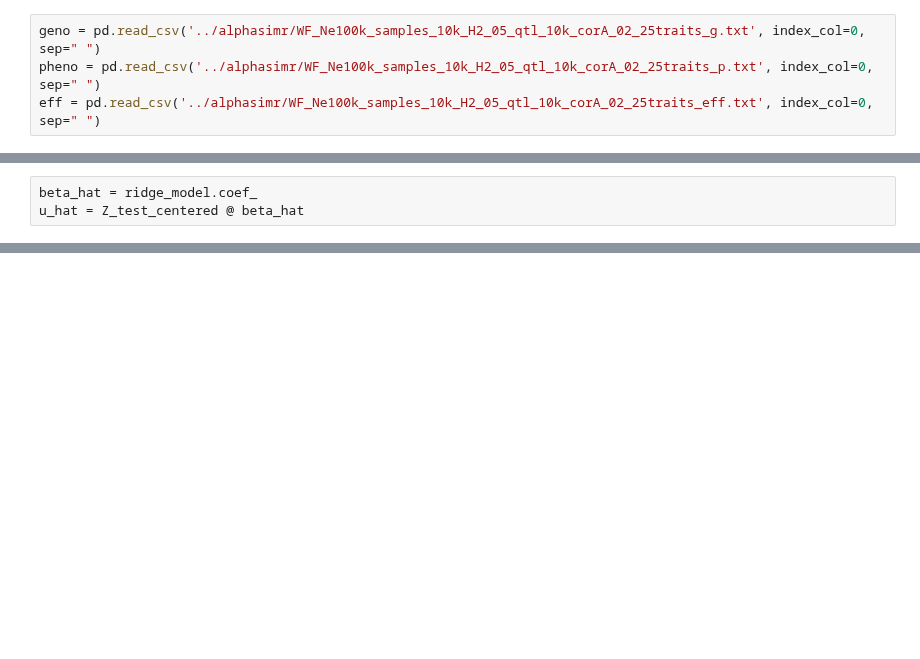
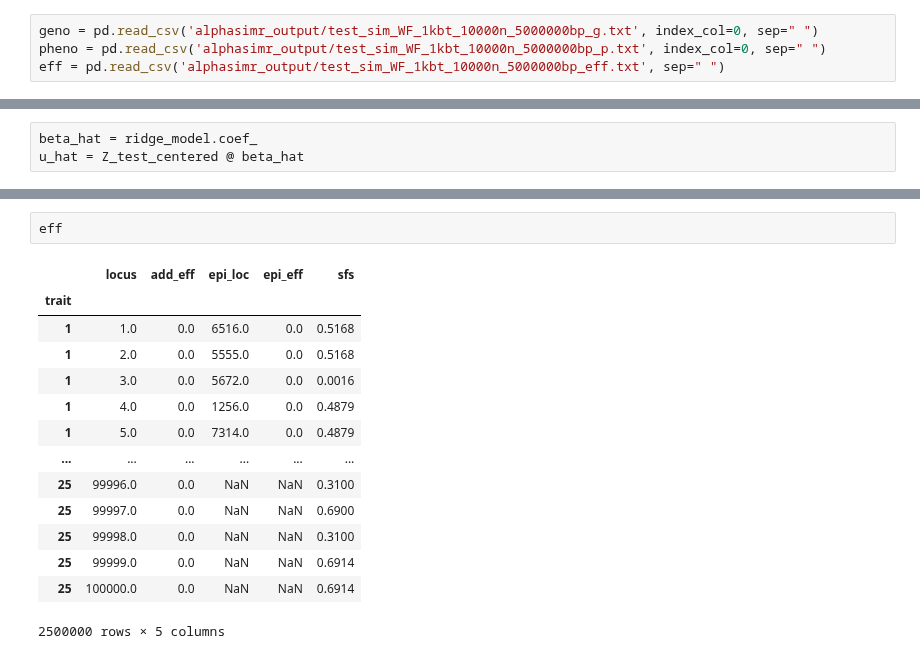
Before and after one commit to Arcadia-Science/2025-epistasis-dl-quantgen, a Jupyter notebook: workflow_sims/ridge_regression.ipynb, the cells around one changed output, grey strips where cells are left out. Drawn from its saved outputs; the diff is of its cells as text; blank space fills up the shorter version.

```diff
--- a/workflow_sims/ridge_regression.ipynb
+++ b/workflow_sims/ridge_regression.ipynb
@@ -6,7 +6,7 @@ from sklearn.linear_model import Ridge
 from sklearn.metrics import mean_squared_error, r2_score
 # %%
-geno = pd.read_csv('../alphasimr/WF_Ne100k_samples_10k_H2_05_qtl_10k_corA_02_25traits_g.txt', index_col=0, sep=" ")
-pheno = pd.read_csv('../alphasimr/WF_Ne100k_samples_10k_H2_05_qtl_10k_corA_02_25traits_p.txt', index_col=0, sep=" ")
-eff = pd.read_csv('../alphasimr/WF_Ne100k_samples_10k_H2_05_qtl_10k_corA_02_25traits_eff.txt', index_col=0, sep=" ")
+geno = pd.read_csv('alphasimr_output/test_sim_WF_1kbt_10000n_5000000bp_g.txt', index_col=0, sep=" ")
+pheno = pd.read_csv('alphasimr_output/test_sim_WF_1kbt_10000n_5000000bp_p.txt', index_col=0, sep=" ")
+eff = pd.read_csv('alphasimr_output/test_sim_WF_1kbt_10000n_5000000bp_eff.txt', sep=" ")
 # %%
 Z = geno.T.values
@@ -48,0 +64,17 @@ PearsonRResult(statistic=0.3781452132214397, pvalue=2.4045826716384977e-35)
+# %%
+eff
+# %% [output]
+|  | locus | add_eff | epi_loc | epi_eff | sfs |
+| trait |  |  |  |  |  |
+| 1 | 1.0 | 0.0 | 6516.0 | 0.0 | 0.5168 |
+| 1 | 2.0 | 0.0 | 5555.0 | 0.0 | 0.5168 |
+| 1 | 3.0 | 0.0 | 5672.0 | 0.0 | 0.0016 |
+| 1 | 4.0 | 0.0 | 1256.0 | 0.0 | 0.4879 |
+| 1 | 5.0 | 0.0 | 7314.0 | 0.0 | 0.4879 |
+| ... | ... | ... | ... | ... | ... |
+| 25 | 99996.0 | 0.0 | NaN | NaN | 0.3100 |
+| 25 | 99997.0 | 0.0 | NaN | NaN | 0.6900 |
+| 25 | 99998.0 | 0.0 | NaN | NaN | 0.3100 |
+| 25 | 99999.0 | 0.0 | NaN | NaN | 0.6914 |
+| 25 | 100000.0 | 0.0 | NaN | NaN | 0.6914 |
+2500000 rows × 5 columns
```
Also changed, not shown: parts of 10 cells of this notebook, 5 other files.
